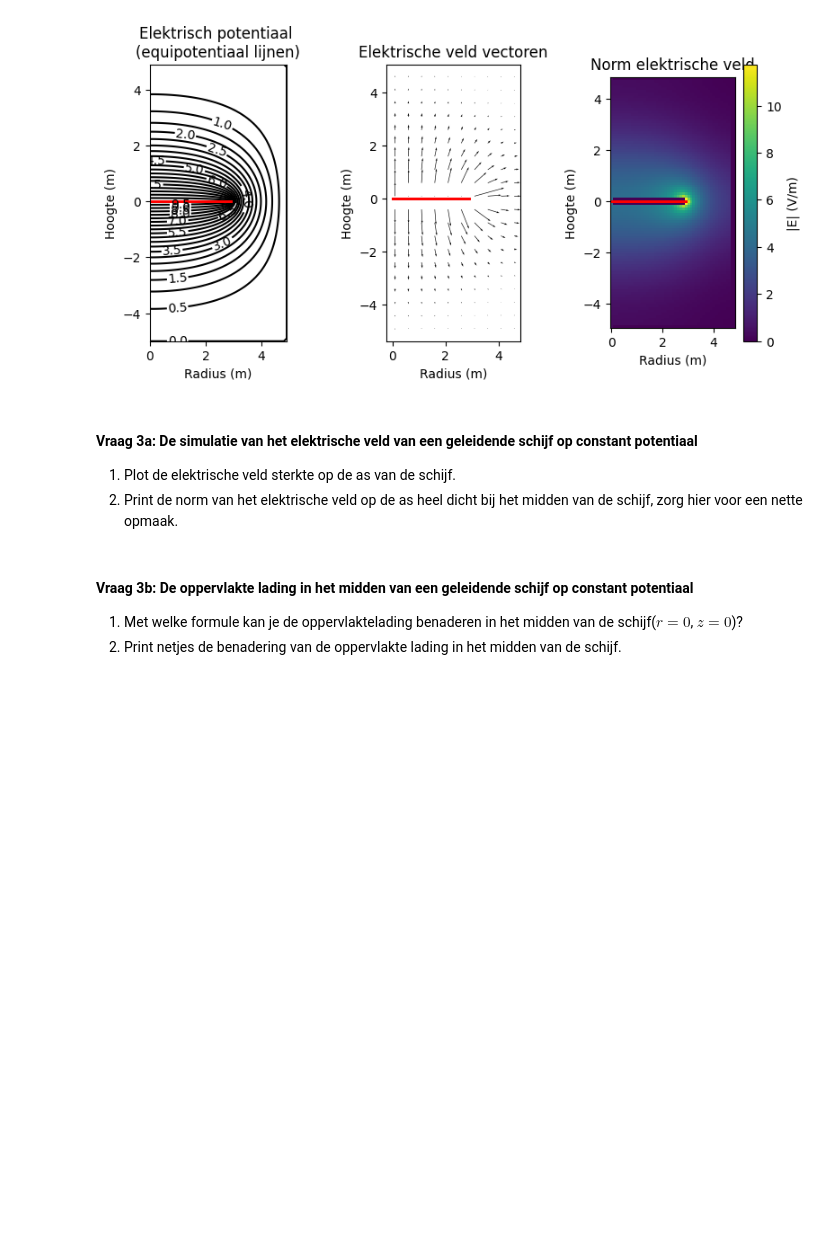
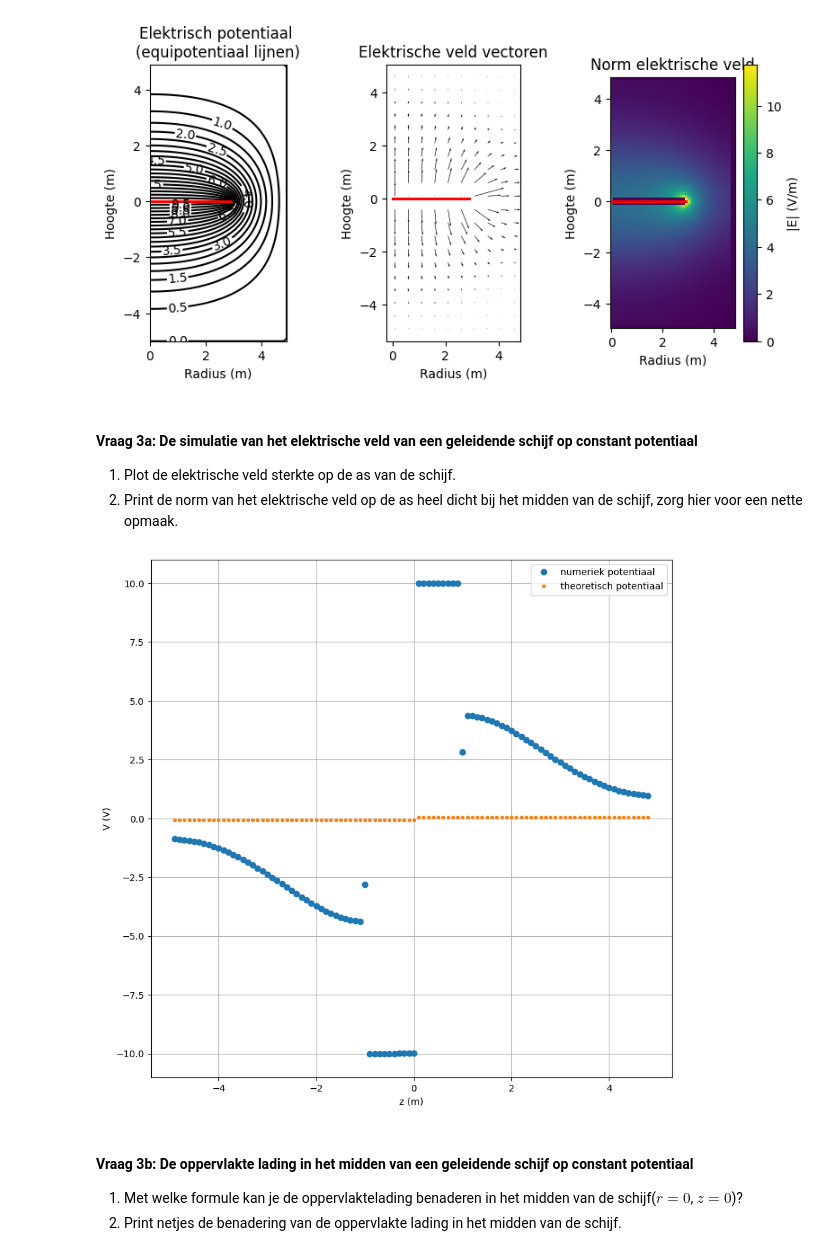
Before and after one commit to Spaantje5/opdrachten-DEF-D, a Jupyter notebook: DigitaleOntwerpopdrachten/1CondensatorOpdracht/CondensatorOntwerpopdracht.ipynb, the cells around one changed output. Drawn from its saved outputs; the diff is of its cells as text; code cells hidden in the pictures; blank space fills up the shorter version.

```diff
--- a/DigitaleOntwerpopdrachten/1CondensatorOpdracht/CondensatorOntwerpopdracht.ipynb
+++ b/DigitaleOntwerpopdrachten/1CondensatorOpdracht/CondensatorOntwerpopdracht.ipynb
@@ -452,9 +450,38 @@ plot_results_disk(Ez, Er, normE, V, r, z, grid_step, disk_radius, z_pos_disk1, z
 1. Plot de elektrische veld sterkte op de as van de schijf.
 2. Print de norm van het elektrische veld op de as heel dicht bij het midden van de schijf, zorg hier voor een nette opmaak.
 # %%
-###
-###Jouw code hier###
-###
+total_charge_on_disk = number_point_charges_on_disk * charge_one_point
+
+total_area_of_disk = np.pi * disk_radius**2
+
+ladings_dichtheid_op_disk = total_charge_on_disk / total_area_of_disk
+
+E_r0_theoretisch = ladings_dichtheid_op_disk / (2 * epsilon0) # potentiaal op de straal van de schijf
+
+E_r0_theoretisch_lijn = np.array([])
+for i in range(len(z_for_E)):
+    if z_for_E[i]>=0:
+        E_r0_theoretisch_lijn = np.append(E_r0_theoretisch_lijn, E_r0_theoretisch)
+    else:
+        E_r0_theoretisch_lijn = np.append(E_r0_theoretisch_lijn, -E_r0_theoretisch)
+
+E_r0_numeriek = np.array([]) # potentiaal op de straal van de schijf
+for i in range(len(z_for_E)):
+    if z_for_E[i]>=0:
+        E_r0_numeriek = np.append(E_r0_numeriek, normE[i, 0])
+    else:
+        E_r0_numeriek = np.append(E_r0_numeriek, -normE[i, 0])
+
+plt.figure(figsize=(10, 10))
+plt.plot(z_for_E, E_r0_numeriek, "o", label="numeriek potentiaal")
+plt.plot(z_for_E, E_r0_theoretisch_lijn, ".",label="theoretisch potentiaal")
+plt.xlabel("z (m)")
+plt.ylabel("V (V)")
+plt.grid()
+plt.legend()
+plt.show()
+# %% [output]
+[figure, added]
 # %% [markdown]
 #### Vraag 3b: De oppervlakte lading in het midden van een geleidende schijf op constant potentiaal
 
```
Also changed, not shown: parts of 2 cells of this notebook.
